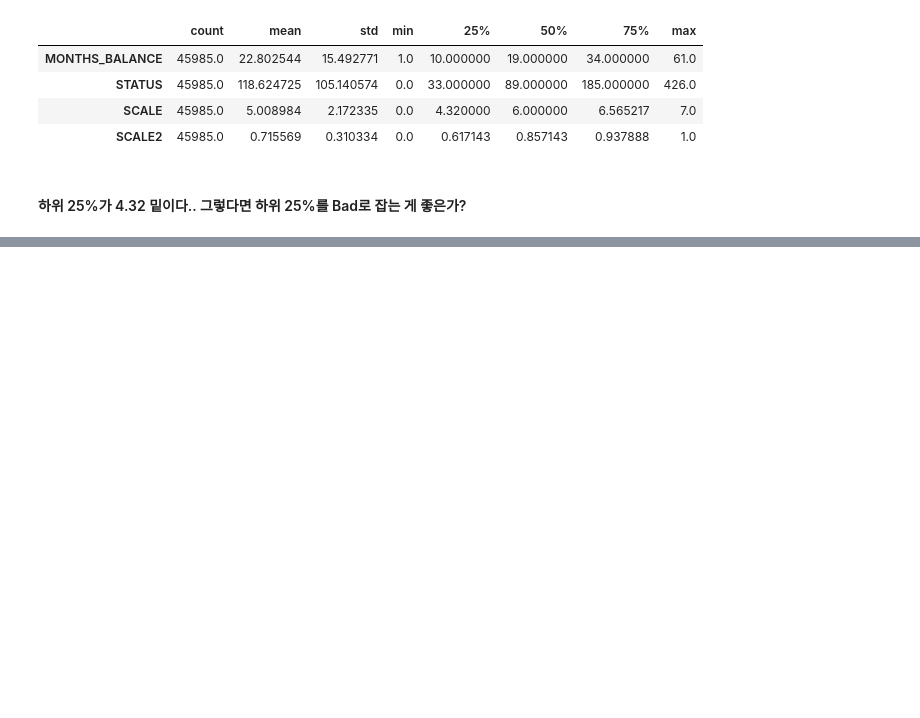
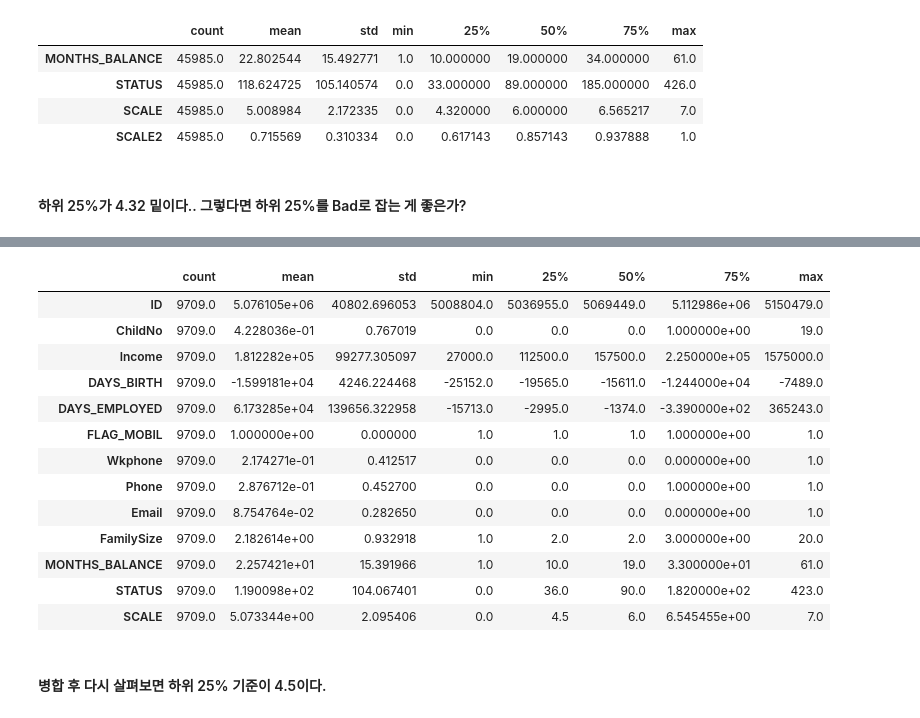
Before and after one commit to tmdcksdl/ML_Credit_Project, a Jupyter notebook: ML_Project/ML_Project2.ipynb, the cells around one changed output, grey strips where cells are left out. Cells and saved outputs as stored; diff of their text form; code cells hidden in the pictures; blank space fills up the shorter version.

```diff
--- a/ML_Project/ML_Project2.ipynb
+++ b/ML_Project/ML_Project2.ipynb
@@ -1075,0 +1104,19 @@ agg.describe().T
+# %%
+merge_df3.describe().T
+# %% [output]
+|  | count | mean | std | min | 25% | 50% | 75% | max |
+| ID | 9709.0 | 5.076105e+06 | 40802.696053 | 5008804.0 | 5036955.0 | 5069449.0 | 5.112986e+06 | 5150479.0 |
+| ChildNo | 9709.0 | 4.228036e-01 | 0.767019 | 0.0 | 0.0 | 0.0 | 1.000000e+00 | 19.0 |
+| Income | 9709.0 | 1.812282e+05 | 99277.305097 | 27000.0 | 112500.0 | 157500.0 | 2.250000e+05 | 1575000.0 |
+| DAYS_BIRTH | 9709.0 | -1.599181e+04 | 4246.224468 | -25152.0 | -19565.0 | -15611.0 | -1.244000e+04 | -7489.0 |
+| DAYS_EMPLOYED | 9709.0 | 6.173285e+04 | 139656.322958 | -15713.0 | -2995.0 | -1374.0 | -3.390000e+02 | 365243.0 |
+| FLAG_MOBIL | 9709.0 | 1.000000e+00 | 0.000000 | 1.0 | 1.0 | 1.0 | 1.000000e+00 | 1.0 |
+| Wkphone | 9709.0 | 2.174271e-01 | 0.412517 | 0.0 | 0.0 | 0.0 | 0.000000e+00 | 1.0 |
+| Phone | 9709.0 | 2.876712e-01 | 0.452700 | 0.0 | 0.0 | 0.0 | 1.000000e+00 | 1.0 |
+| Email | 9709.0 | 8.754764e-02 | 0.282650 | 0.0 | 0.0 | 0.0 | 0.000000e+00 | 1.0 |
+| FamilySize | 9709.0 | 2.182614e+00 | 0.932918 | 1.0 | 2.0 | 2.0 | 3.000000e+00 | 20.0 |
+| MONTHS_BALANCE | 9709.0 | 2.257421e+01 | 15.391966 | 1.0 | 10.0 | 19.0 | 3.300000e+01 | 61.0 |
+| STATUS | 9709.0 | 1.190098e+02 | 104.067401 | 0.0 | 36.0 | 90.0 | 1.820000e+02 | 423.0 |
+| SCALE | 9709.0 | 5.073344e+00 | 2.095406 | 0.0 | 4.5 | 6.0 | 6.545455e+00 | 7.0 |
+# %% [markdown]
+#### 병합 후 다시 살펴보면 하위 25% 기준이 4.5이다.
```
Also changed, not shown: parts of 3 cells of this notebook.
